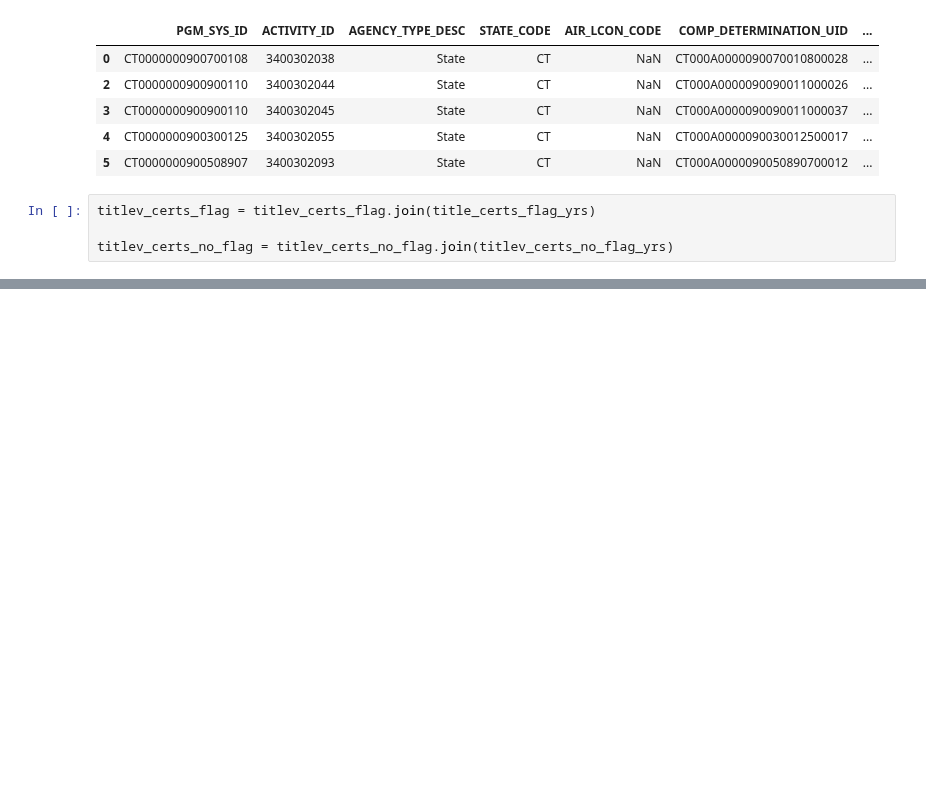
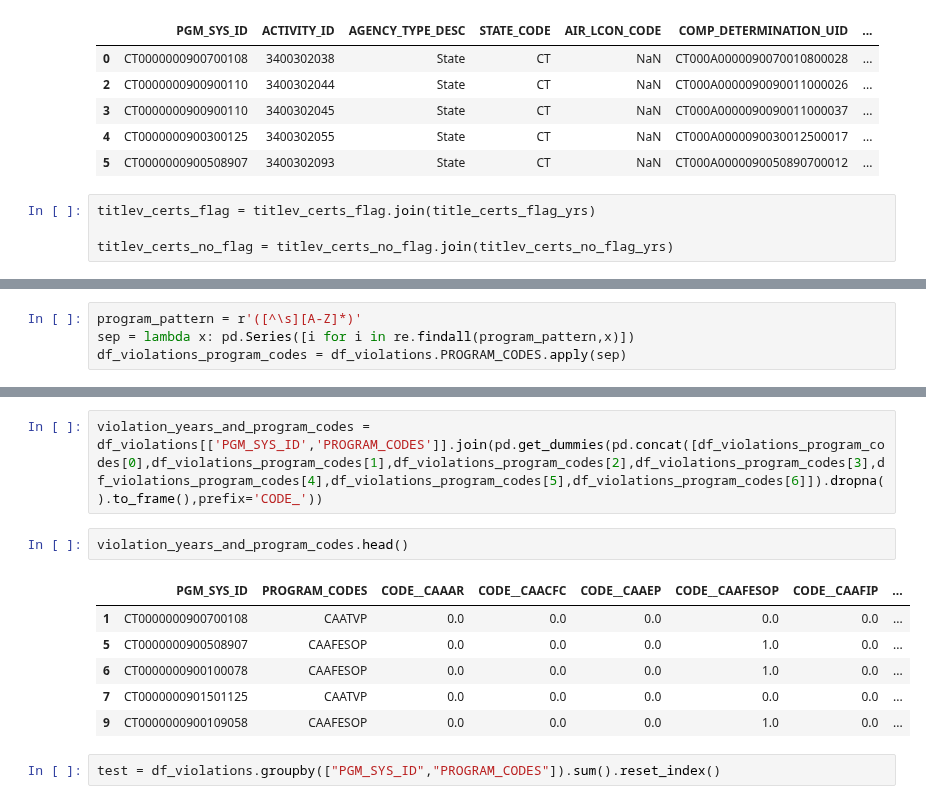
Before and after one commit to Aycrazy/ML_Project, a Jupyter notebook: ICIS_explore_2.ipynb, the cells around one changed output, grey strips where cells are left out. Cells and saved outputs as stored; diff of their text form; blank space fills up the shorter version.

```diff
--- a/ICIS_explore_2.ipynb
+++ b/ICIS_explore_2.ipynb
@@ -302,0 +361,4 @@ title
+# %%
+program_pattern = r'([^\s][A-Z]*)'
+sep = lambda x: pd.Series([i for i in re.findall(program_pattern,x)])
+df_violations_program_codes = df_violations.PROGRAM_CODES.apply(sep)
@@ -302,0 +374,13 @@ title
+# %%
+violation_years_and_program_codes = df_violations[['PGM_SYS_ID','PROGRAM_CODES']].join(pd.get_dummies(pd.concat([df_violations_program_codes[0],df_violations_program_codes[1],df_violations_program_codes[2],df_violations_program_codes[3],df_violations_program_codes[4],df_violations_program_codes[5],df_violations_program_codes[6]]).dropna().to_frame(),prefix='CODE_'))
+# %%
+violation_years_and_program_codes.head()
+# %% [output]
+|  | PGM_SYS_ID | PROGRAM_CODES | CODE__CAAAR | CODE__CAACFC | CODE__CAAEP | CODE__CAAFESOP | CODE__CAAFIP | ... |
+| 1 | CT0000000900700108 | CAATVP | 0.0 | 0.0 | 0.0 | 0.0 | 0.0 | ... |
+| 5 | CT0000000900508907 | CAAFESOP | 0.0 | 0.0 | 0.0 | 1.0 | 0.0 | ... |
+| 6 | CT0000000900100078 | CAAFESOP | 0.0 | 0.0 | 0.0 | 1.0 | 0.0 | ... |
+| 7 | CT0000000901501125 | CAATVP | 0.0 | 0.0 | 0.0 | 0.0 | 0.0 | ... |
+| 9 | CT0000000900109058 | CAAFESOP | 0.0 | 0.0 | 0.0 | 1.0 | 0.0 | ... |
+# %%
+test = df_violations.groupby(["PGM_SYS_ID","PROGRAM_CODES"]).sum().reset_index()
```
Also changed, not shown: parts of 30 cells of this notebook.
